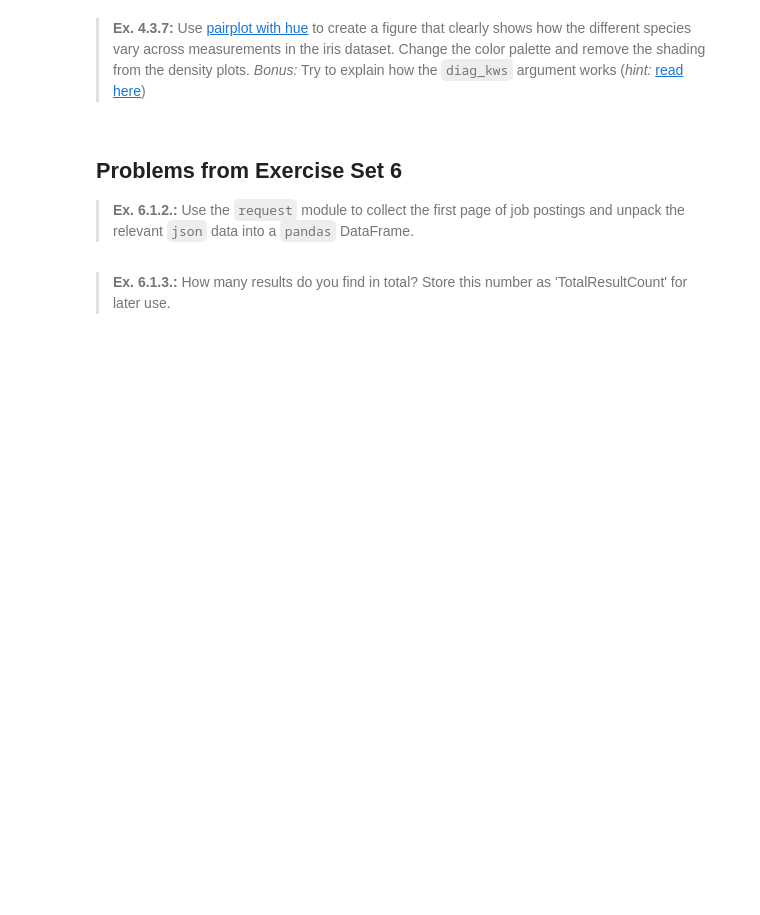
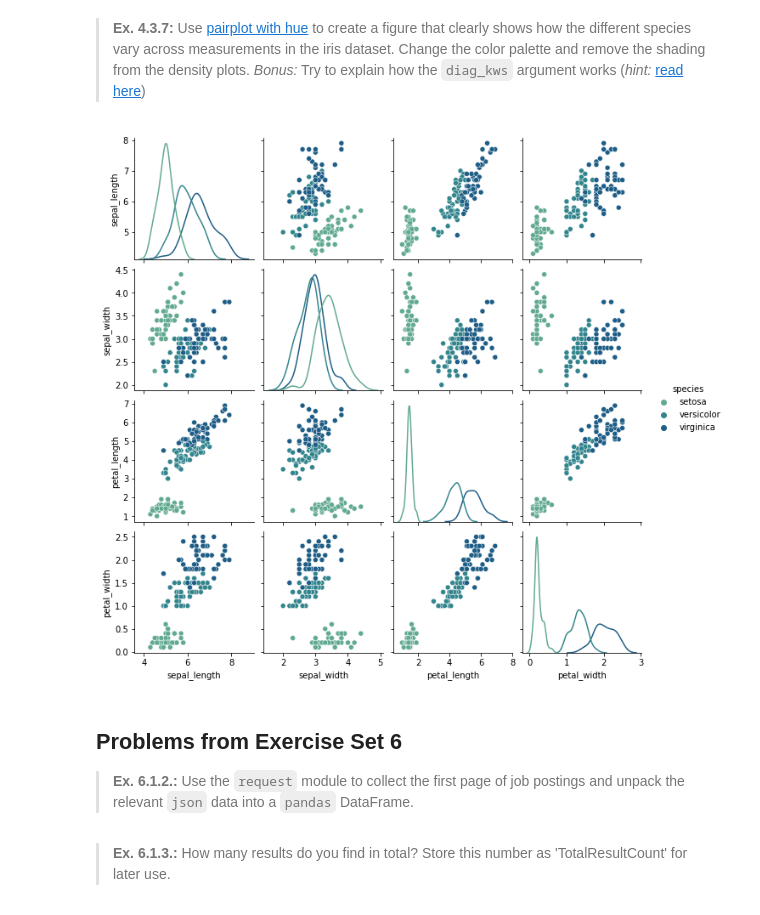
Before and after one commit to sjhpol/ISDS_arbejde, a Jupyter notebook: Assignments/assignment1/assignment_1.ipynb, the cells around one changed output. Saved outputs shown, nothing was run; the diff lists cells and outputs as text; code cells hidden in the pictures; blank space fills up the shorter version.

```diff
--- a/Assignments/assignment1/assignment_1.ipynb
+++ b/Assignments/assignment1/assignment_1.ipynb
@@ -220,3 +280,9 @@ raise NotImplementedError()
+# %%
+# YOUR CODE HERE
+sns.pairplot(iris, height = 2.3, hue = 'species', palette = 'crest', diag_kws=dict(fill = False));
+# the diag_kws changes the attrs of the diagonal elements
+# %% [output]
+[figure, added]
 # %% [markdown]
 ## Problems from Exercise Set 6
 
```
Also changed, not shown: parts of 14 cells of this notebook, 1 other file.
